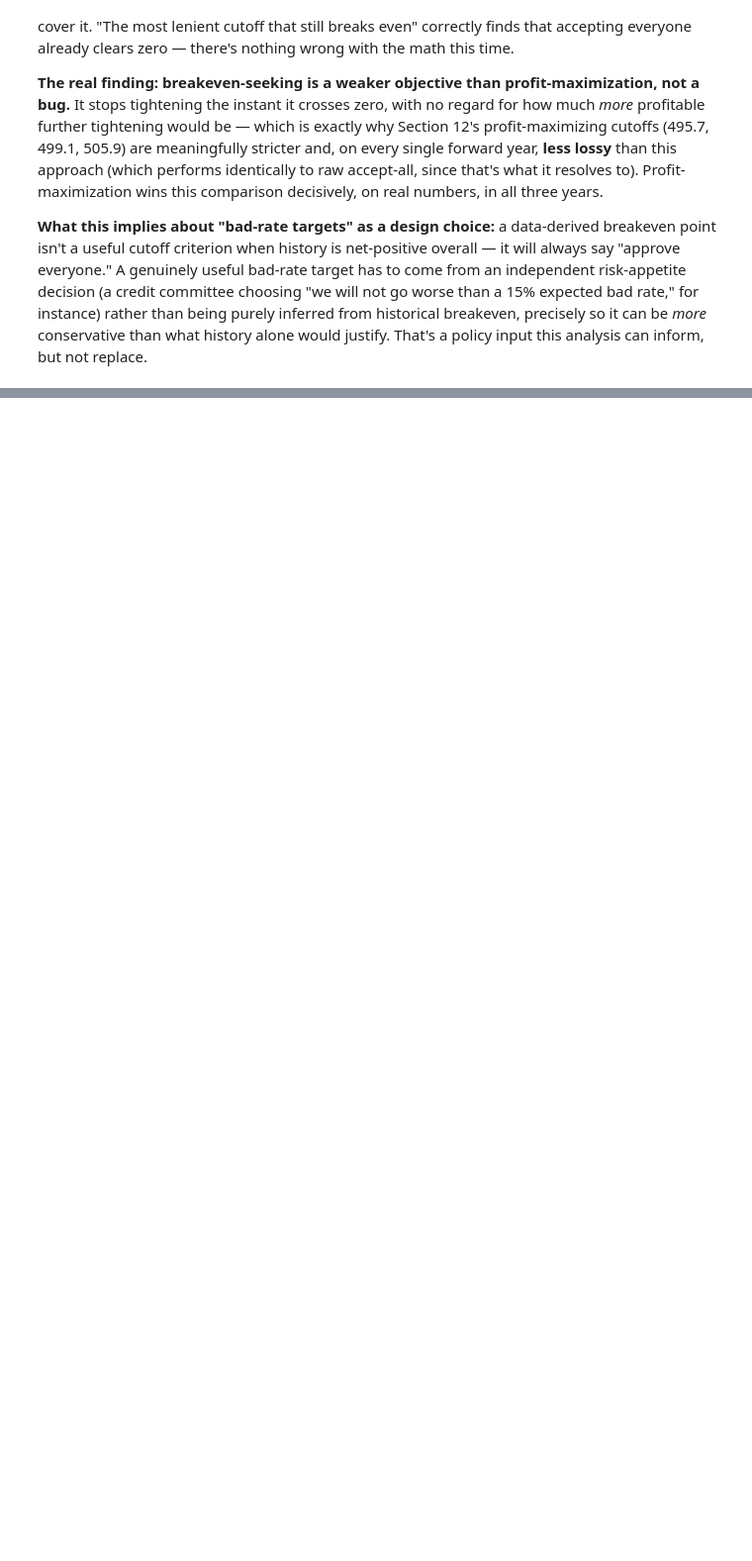
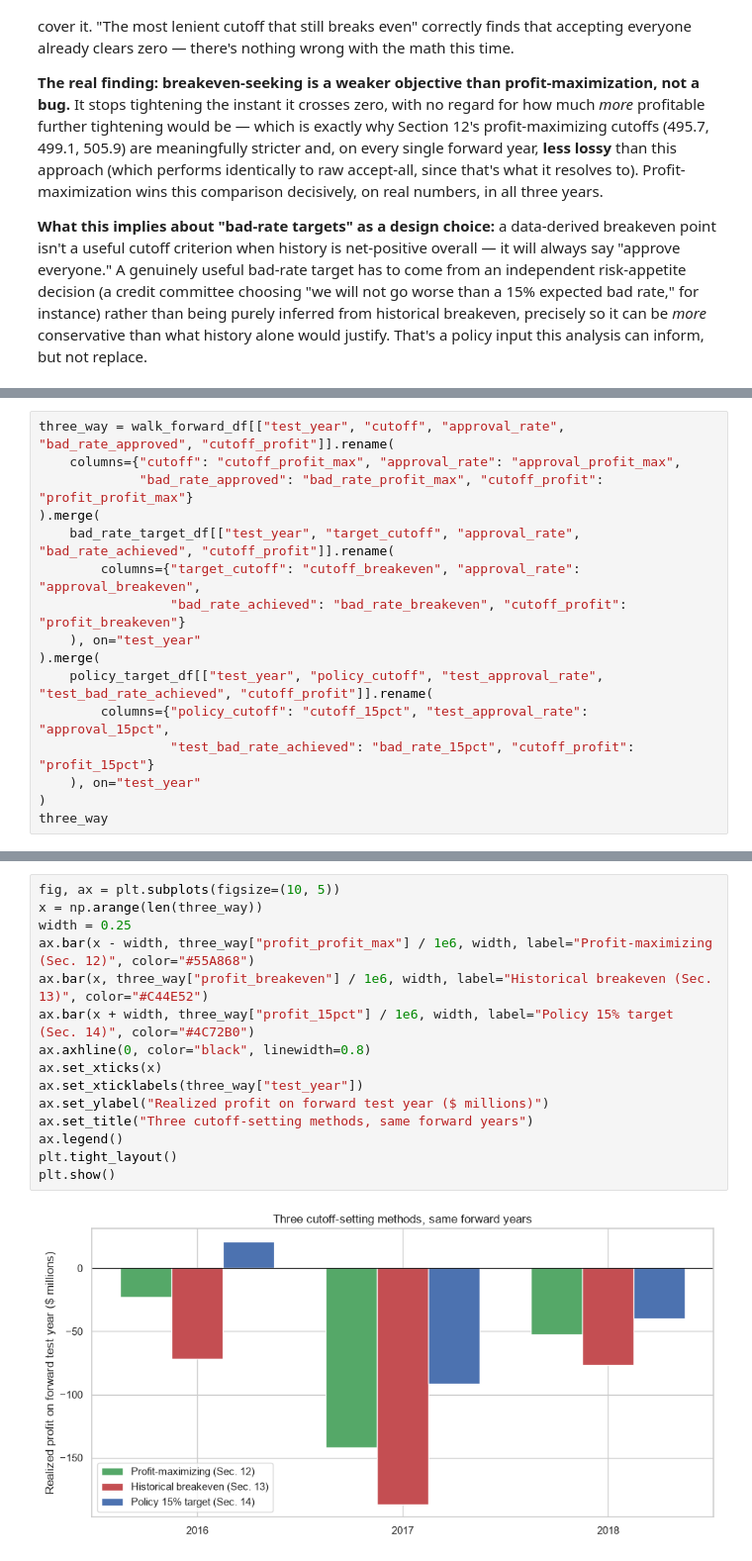
Before and after one commit to andreastio/credit-risk-strategy-lendingclub, a Jupyter notebook: notebooks/scorecard.ipynb, the cells around one changed output, grey strips where cells are left out. Shown at 99% size. Saved outputs shown, nothing was run; the diff lists cells and outputs as text; blank space fills up the shorter version.

Commit message:
Add policy 15% bad-rate target test: wins in all 3 years, 2016 turns a real profit

```diff
--- a/notebooks/scorecard.ipynb
+++ b/notebooks/scorecard.ipynb
@@ -1299,0 +1378,16 @@ replace.
+# %%
+three_way = walk_forward_df[["test_year", "cutoff", "approval_rate", "bad_rate_approved", "cutoff_profit"]].rename(
+    columns={"cutoff": "cutoff_profit_max", "approval_rate": "approval_profit_max",
+             "bad_rate_approved": "bad_rate_profit_max", "cutoff_profit": "profit_profit_max"}
+).merge(
+    bad_rate_target_df[["test_year", "target_cutoff", "approval_rate", "bad_rate_achieved", "cutoff_profit"]].rename(
+        columns={"target_cutoff": "cutoff_breakeven", "approval_rate": "approval_breakeven",
+                 "bad_rate_achieved": "bad_rate_breakeven", "cutoff_profit": "profit_breakeven"}
+    ), on="test_year"
+).merge(
+    policy_target_df[["test_year", "policy_cutoff", "test_approval_rate", "test_bad_rate_achieved", "cutoff_profit"]].rename(
+        columns={"policy_cutoff": "cutoff_15pct", "test_approval_rate": "approval_15pct",
+                 "test_bad_rate_achieved": "bad_rate_15pct", "cutoff_profit": "profit_15pct"}
+    ), on="test_year"
+)
+three_way
@@ -1299,0 +1399,17 @@ replace.
+# %%
+fig, ax = plt.subplots(figsize=(10, 5))
+x = np.arange(len(three_way))
+width = 0.25
+ax.bar(x - width, three_way["profit_profit_max"] / 1e6, width, label="Profit-maximizing (Sec. 12)", color="#55A868")
+ax.bar(x, three_way["profit_breakeven"] / 1e6, width, label="Historical breakeven (Sec. 13)", color="#C44E52")
+ax.bar(x + width, three_way["profit_15pct"] / 1e6, width, label="Policy 15% target (Sec. 14)", color="#4C72B0")
+ax.axhline(0, color="black", linewidth=0.8)
+ax.set_xticks(x)
+ax.set_xticklabels(three_way["test_year"])
+ax.set_ylabel("Realized profit on forward test year ($ millions)")
+ax.set_title("Three cutoff-setting methods, same forward years")
+ax.legend()
+plt.tight_layout()
+plt.show()
+# %% [output]
+[figure, added]
```
Also changed, not shown: parts of 4 cells of this notebook.
